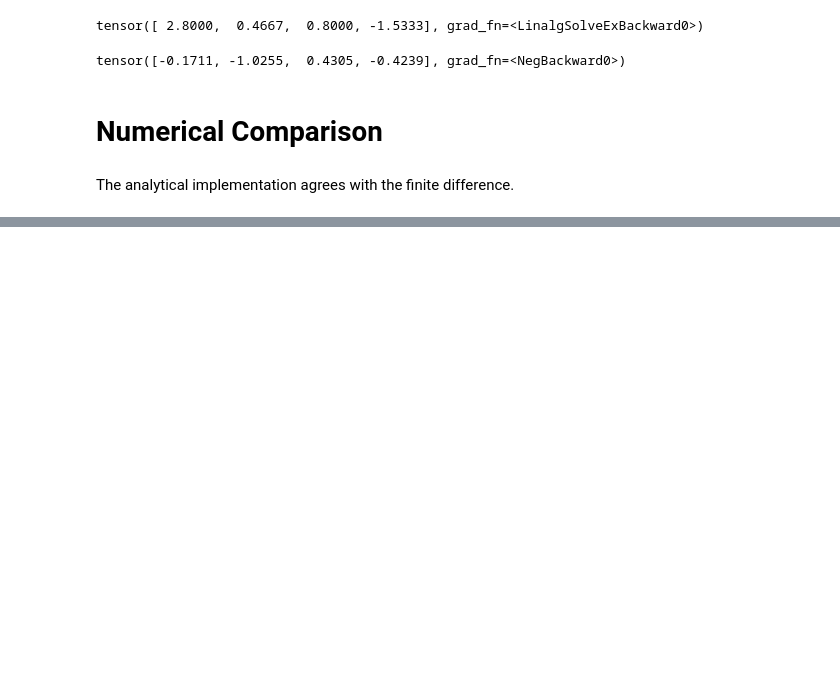
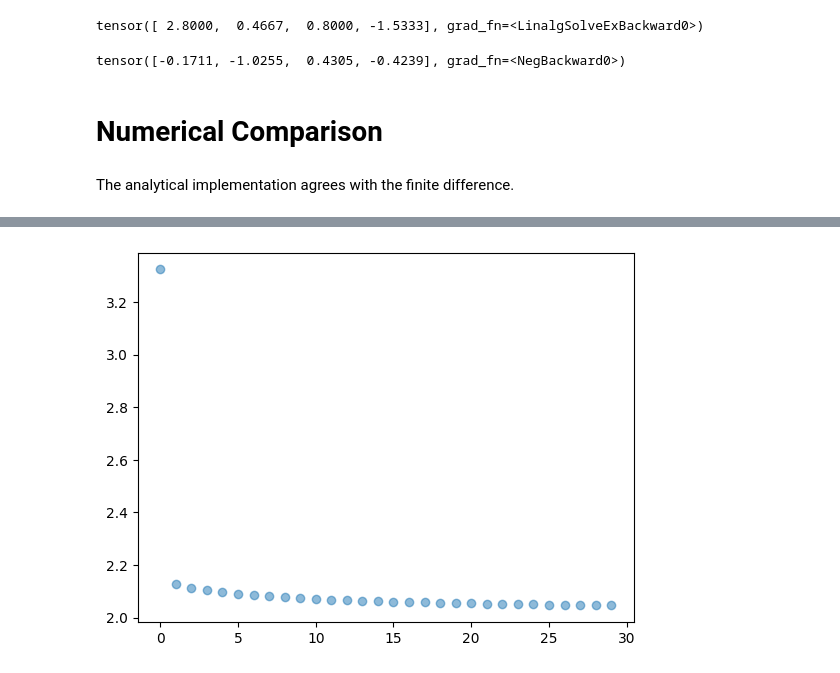
Before and after one commit to tomasruizt/Code-Along, a Jupyter notebook: matrix-calculus/8.3 - Reverse-Mode "Adjoint" Differentiation.ipynb, the cells around one changed output, grey strips where cells are left out. Drawn from its saved outputs; the diff is of its cells as text; code cells hidden in the pictures; blank space fills up the shorter version.

```diff
--- a/matrix-calculus/8.3 - Reverse-Mode "Adjoint" Differentiation.ipynb
+++ b/matrix-calculus/8.3 - Reverse-Mode "Adjoint" Differentiation.ipynb
@@ -152,0 +250,14 @@ finite_difference(p), df(p)
+# %%
+def APrime_full(p):
+    return sum(pi * Ai for (pi, Ai) in zip(dp(), Ais(p)))
+
+def Ais(p):
+    return [Aprime(Bi(p)) for Bi in [B0, B1, B2, B3, B4]]
+
+def dp():
+    print("Calling dp()")
+    torch.manual_seed(0)
+    return torch.randn(m) * 1e-5
+
+assert APrime_full(p).shape == (n, n)
+assert len(dp()) == m
@@ -152,0 +284,20 @@ finite_difference(p), df(p)
+# %%
+def grad_f(p):
+    v_ = v(p)
+    x_ = x(A(B(p)))
+    return torch.stack([v_ @ Ai @ x_ for Ai in Ais(p)])
+
+assert len(grad_f(p)) == m
+# %%
+def loss(p):
+    return f(x(A(B(p))))
+assert loss(p) is not None
+# %%
+p_ = torch.arange(1, 6)
+iterations = 30
+ps = []
+for idx in range(iterations):
+    ps.append(p_)
+    if idx % (iterations // 10) == 0:
+        print(loss(p_))
+    p_ = p_ - grad_f(p_)
@@ -152,0 +317,7 @@ finite_difference(p), df(p)
+# %%
+def plot_ts(ys):
+    plt.scatter(range(len(ys)), ys, alpha=0.5)
+
+plot_ts([loss(p) for p in ps])
+# %% [output]
+[figure, added]
```
Also changed, not shown: parts of 23 cells of this notebook.
